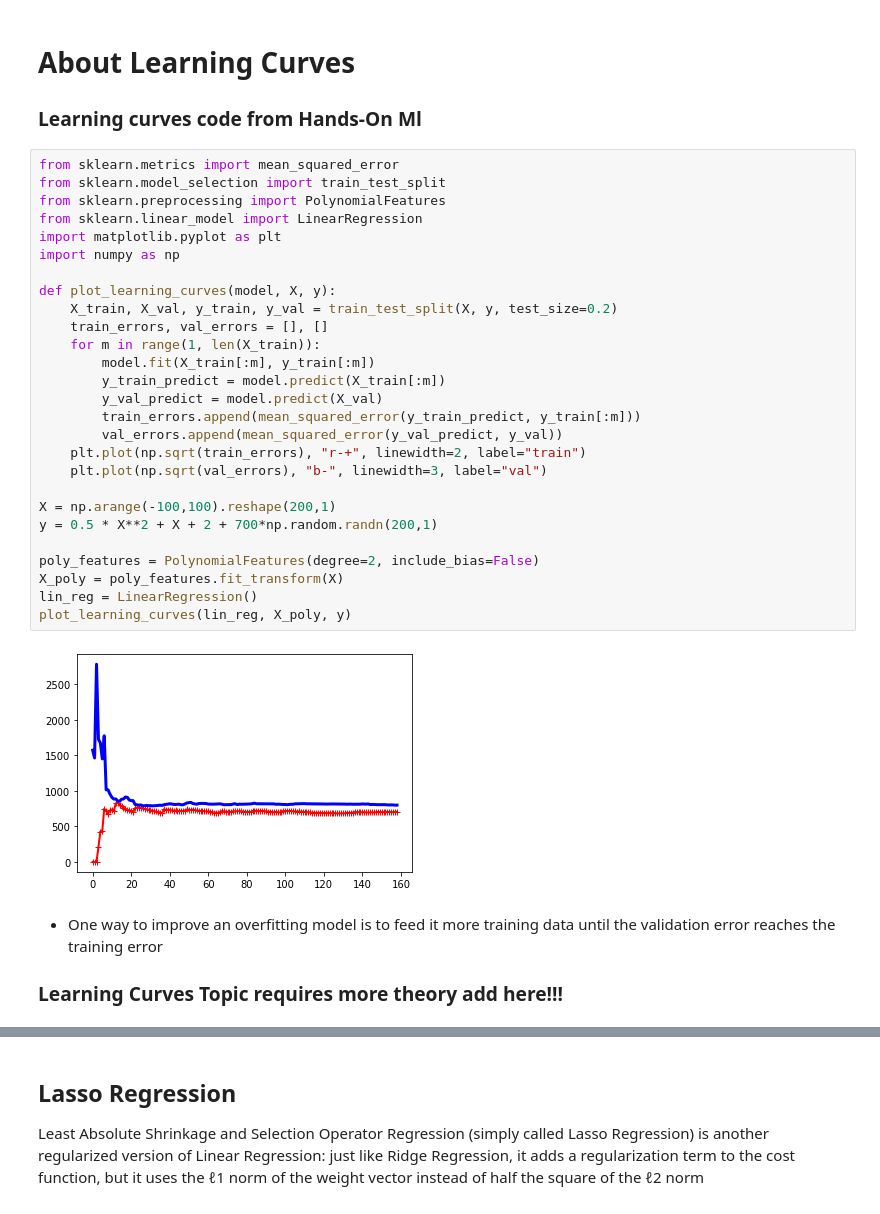
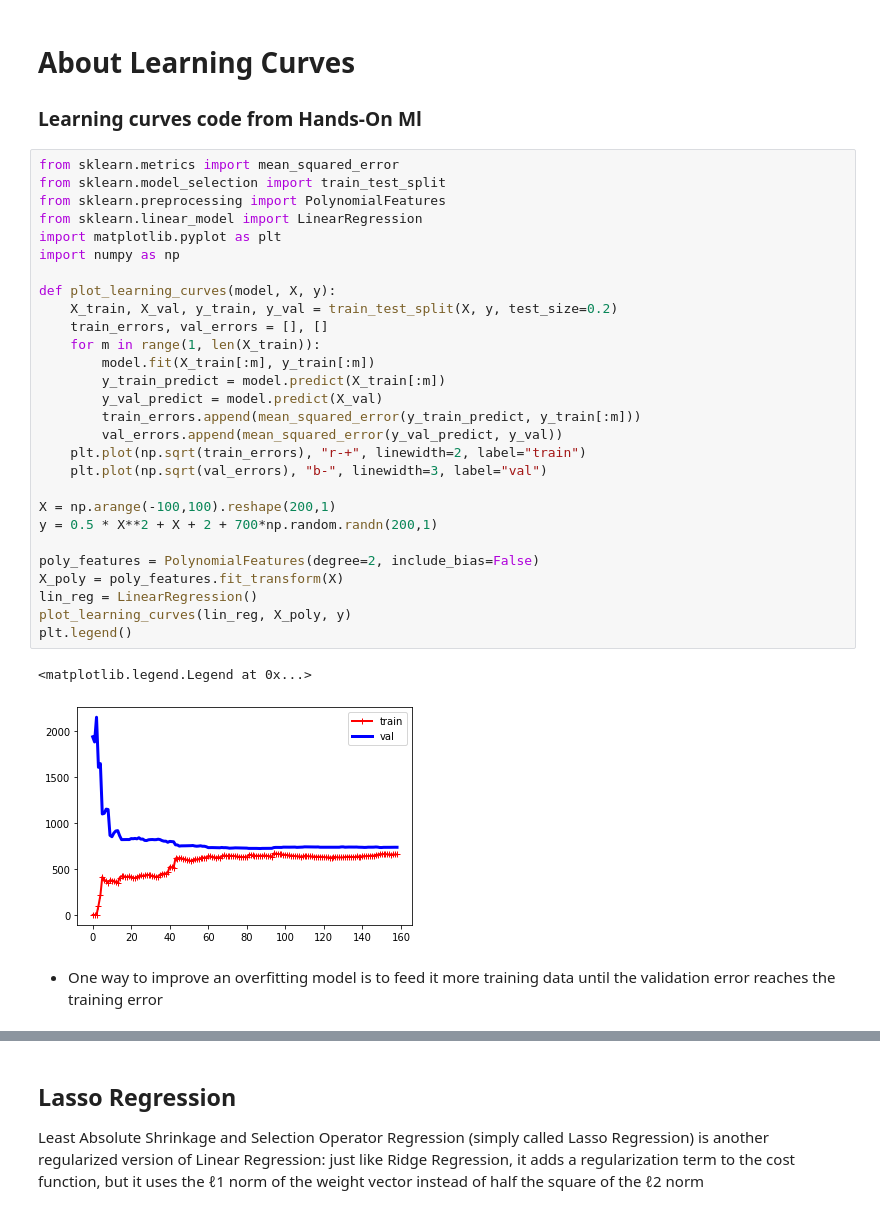
Before and after one commit to Kaushal1011/machine-learning, a Jupyter notebook: src/Training_Models_01.ipynb, the cells around one changed output, grey strips where cells are left out. Cells and saved outputs as stored; diff of their text form.

```diff
--- a/src/Training_Models_01.ipynb
+++ b/src/Training_Models_01.ipynb
@@ -205,34 +218,34 @@ plot_learning_curves(polynomial_regression, X, y)
 # %%
 from sklearn.metrics import mean_squared_error
 from sklearn.model_selection import train_test_split
 from sklearn.preprocessing import PolynomialFeatures
 from sklearn.linear_model import LinearRegression
 import matplotlib.pyplot as plt
 import numpy as np
 
 def plot_learning_curves(model, X, y):
     X_train, X_val, y_train, y_val = train_test_split(X, y, test_size=0.2)
     train_errors, val_errors = [], []
     for m in range(1, len(X_train)):
         model.fit(X_train[:m], y_train[:m])
         y_train_predict = model.predict(X_train[:m])
         y_val_predict = model.predict(X_val)
         train_errors.append(mean_squared_error(y_train_predict, y_train[:m]))
         val_errors.append(mean_squared_error(y_val_predict, y_val))
     plt.plot(np.sqrt(train_errors), "r-+", linewidth=2, label="train")
     plt.plot(np.sqrt(val_errors), "b-", linewidth=3, label="val")
 
 X = np.arange(-100,100).reshape(200,1)
 y = 0.5 * X**2 + X + 2 + 700*np.random.randn(200,1)
 
 poly_features = PolynomialFeatures(degree=2, include_bias=False)
 X_poly = poly_features.fit_transform(X)
 lin_reg = LinearRegression()
 plot_learning_curves(lin_reg, X_poly, y)
+plt.legend()
 # %% [output]
+<matplotlib.legend.Legend at 0x...>
-[figure, old version]
+[figure, new version]
 # %% [markdown]
 - One way to improve an overfitting model is to feed it more training data until the validation error reaches the training error
-
-### Learning Curves Topic requires more theory add here!!!
 # %% [markdown]
```
Also changed, not shown: parts of 55 cells of this notebook, 1 other file.
